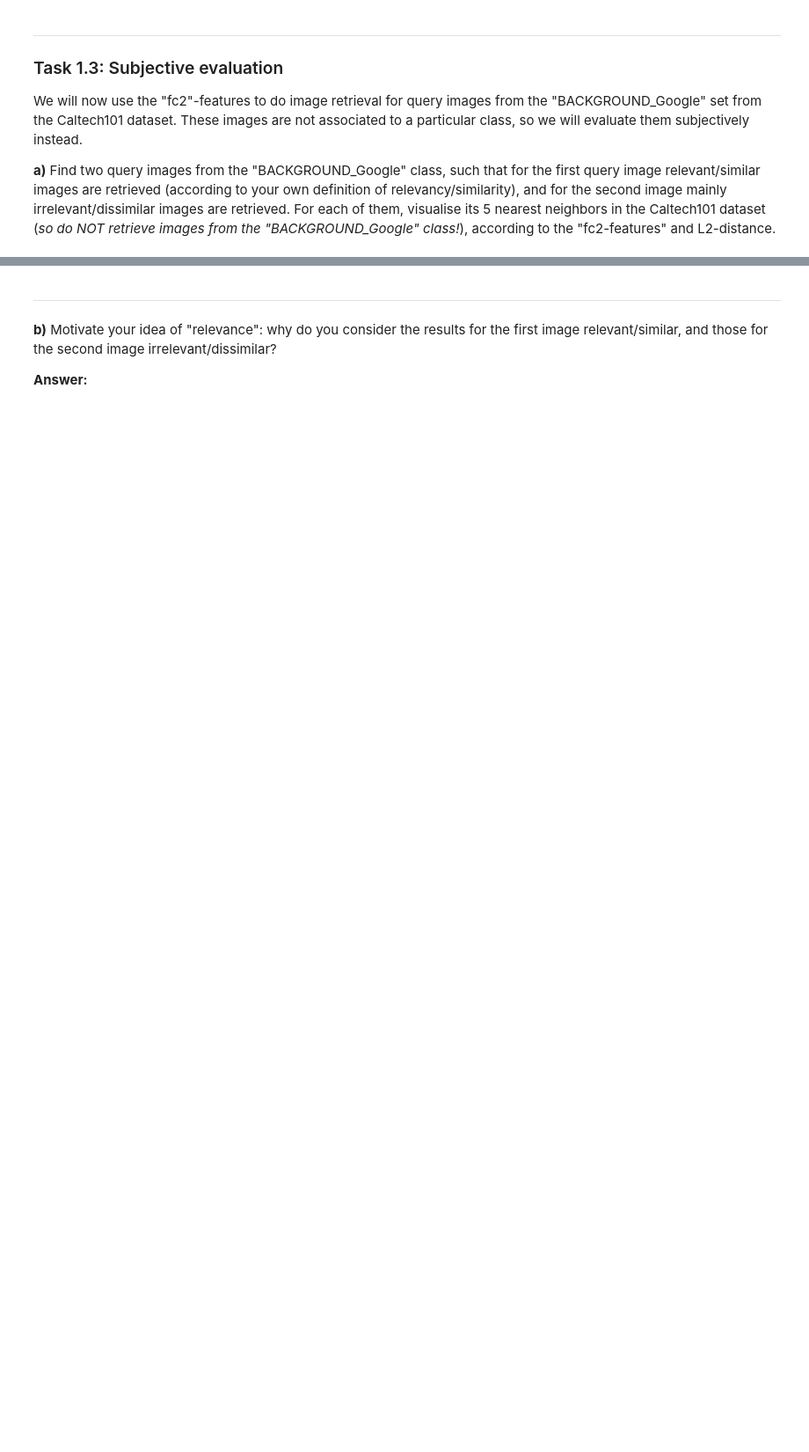
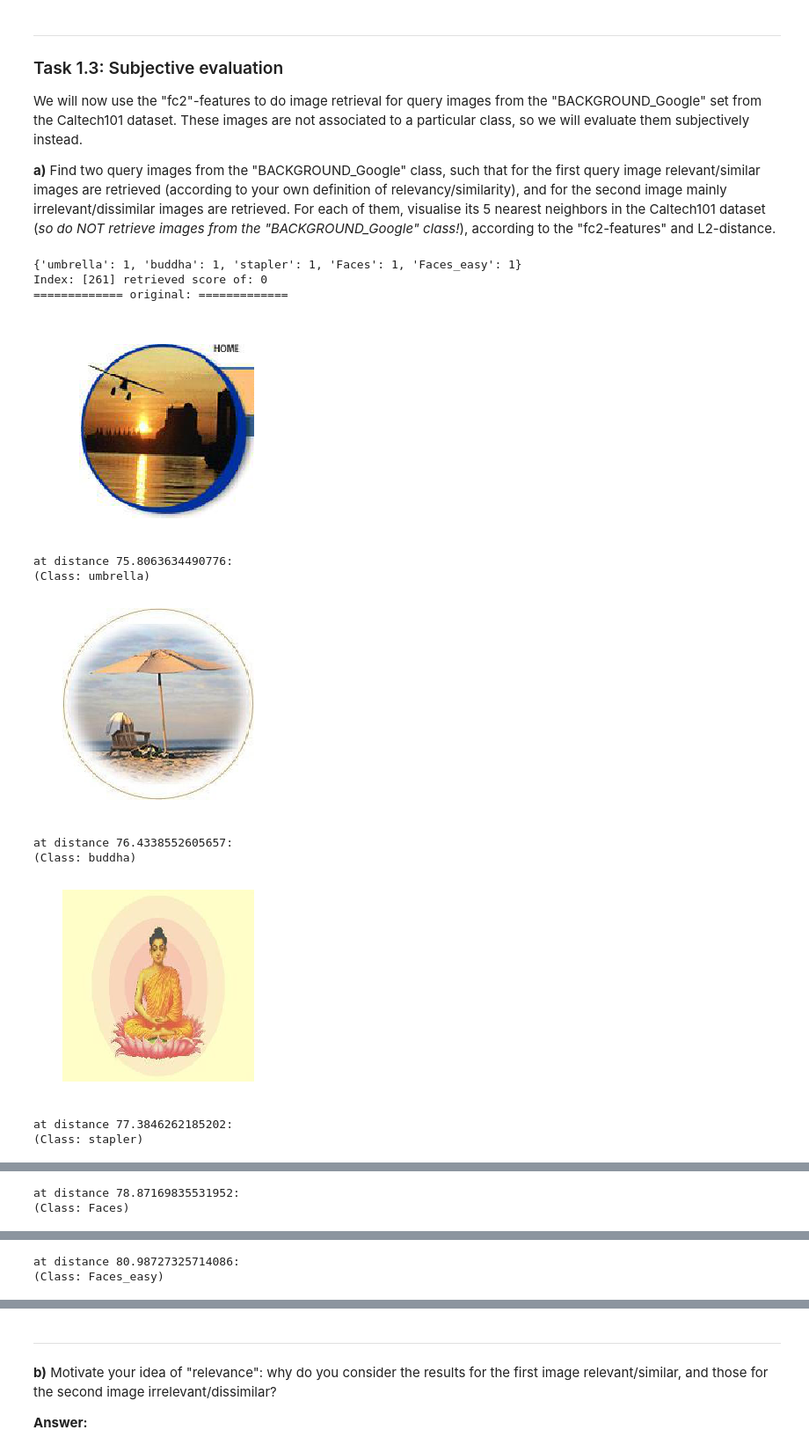
Before and after one commit to diederikw/DaphneDiederikTeam, a Jupyter notebook: Assignment 2.ipynb, the cells around one changed output, grey strips where cells are left out. Shown at 88% size. Saved outputs shown, nothing was run; the diff lists cells and outputs as text; code cells hidden in the pictures; blank space fills up the shorter version.

```diff
--- a/Assignment 2.ipynb
+++ b/Assignment 2.ipynb
@@ -129,7 +129,7 @@ neigh.fit(X_fc)
 scores = [0, 1, 2, 3, 4, 5]
 
 def find_Score(index):
-    nn = neigh.kneighbors(X_fc[index])
+    nn = neigh.kneighbors(index)
     score = 0
     for i, distances, nn_indices in zip(indices, nn[0], nn[1]):
         # Find the original and its properties
@@ -143,7 +143,7 @@ while len(scores) > 0:
     # find a random index
     index = np.random.choice(range(n_examples), size=1, replace=False)
     # Calculate the corresponding score
-    newScore = find_Score(index)
+    newScore = find_Score(X_fc[index])
     # If that score was not found already, remove it
     if newScore in scores:
         scores.remove(newScore)
@@ -217,0 +204,68 @@ with open(os.path.join("data","caltech101_VGG16_fc2_bg.p"), "rb") as f:
+# %%
+# load the BACKGROUND_Google set
+with open(os.path.join("data","caltech101_VGG16_fc2_bg.p"), "rb") as f:
+    bg_fc2, bg_paths = pickle.load(f)
+
+
+
+# === SOLUTION: ===
+n_bg_examples = len(bg_paths)
+# As the 'original' is not in the dataset already, edit n_neighbors to 5.
+neigh = NearestNeighbors(n_neighbors=5, p=2)
+# Fit on the caltech101
+neigh.fit(X_fc)
+
+def find_bg_Score(index):
+    nn = neigh.kneighbors(index)
+    scores = {}
+    for i, distances, nn_indices in zip(indices, nn[0], nn[1]):
+        for dist, j in zip(distances, nn_indices):
+            # count the different classes.
+            if classes[y[j]] in scores.keys():
+                scores[classes[y[j]]] += 1
+            else:
+                scores[classes[y[j]]] = 1
+    # If all are the same, length of scores is 1. If all are different, length of scores is 5.
+    if len(scores.keys()) == 1:
+        result = 5
+        print(scores)
+    elif len(scores.keys()) == 5:
+        result = 0
+        print(scores)
+    else:
+        result = 1
+    return nn, result
+
+scores = [0, 5]
+
+while len(scores) > 0:
+    # find a random index
+    index = np.random.choice(range(n_bg_examples), size=1, replace=False)
+    # Calculate the corresponding score
+    X = bg_fc2[index]
+    nn, newScore = find_bg_Score(X)
+    # If that score was not found already, remove it
+    if newScore in scores:
+        scores.remove(newScore)
+        print("Index: {} retrieved score of: {}".format(index, newScore))
+        print("============= original: =============")
+        show_img(bg_paths[index[0]])
+        # Print all five neighbors
+        for i, distances, nn_indices in zip(indices, nn[0], nn[1]):
+            for dist, j in zip(distances, nn_indices):
+                print("at distance {}:".format(dist))
+                print("(Class: {})".format(classes[y[j]]))
+                show_img(X_paths[j])
+# %% [output]
+{'umbrella': 1, 'buddha': 1, 'stapler': 1, 'Faces': 1, 'Faces_easy': 1}
+Index: [261] retrieved score of: 0
+============= original: =============
+[figure, added]
+at distance 75.8063634490776:
+(Class: umbrella)
+[figure, added]
+at distance 76.4338552605657:
+(Class: buddha)
+[figure, added]
+at distance 77.3846262185202:
+(Class: stapler)
@@ -217,0 +273,2 @@ with open(os.path.join("data","caltech101_VGG16_fc2_bg.p"), "rb") as f:
+at distance 78.87169835531952:
+(Class: Faces)
@@ -217,0 +276,2 @@ with open(os.path.join("data","caltech101_VGG16_fc2_bg.p"), "rb") as f:
+at distance 80.98727325714086:
+(Class: Faces_easy)
```
Also changed, not shown: parts of 9 cells of this notebook.
